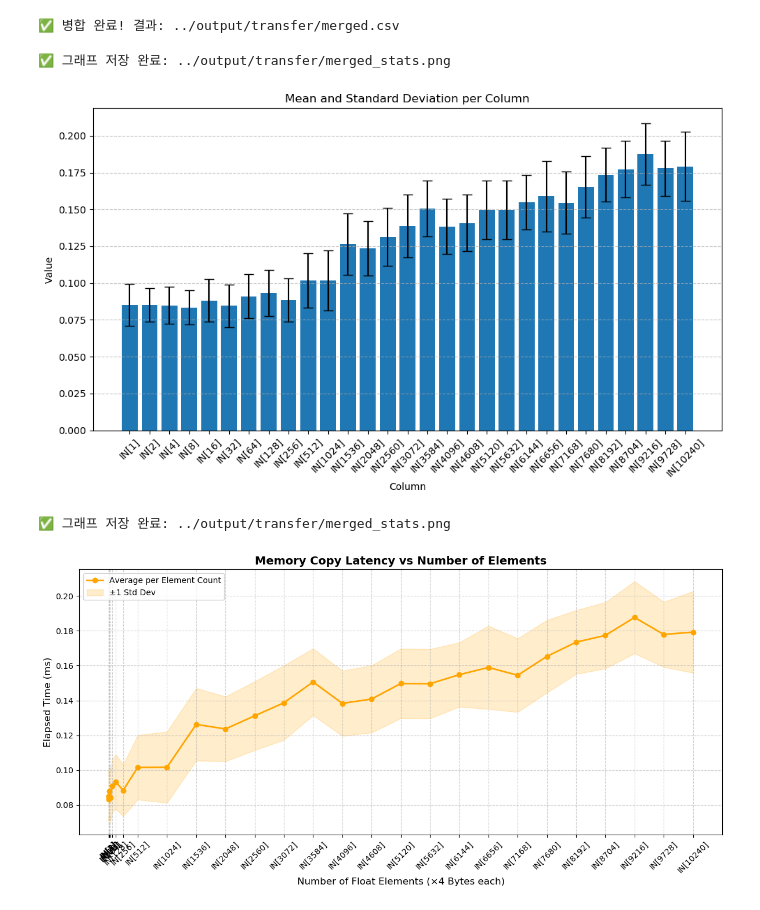
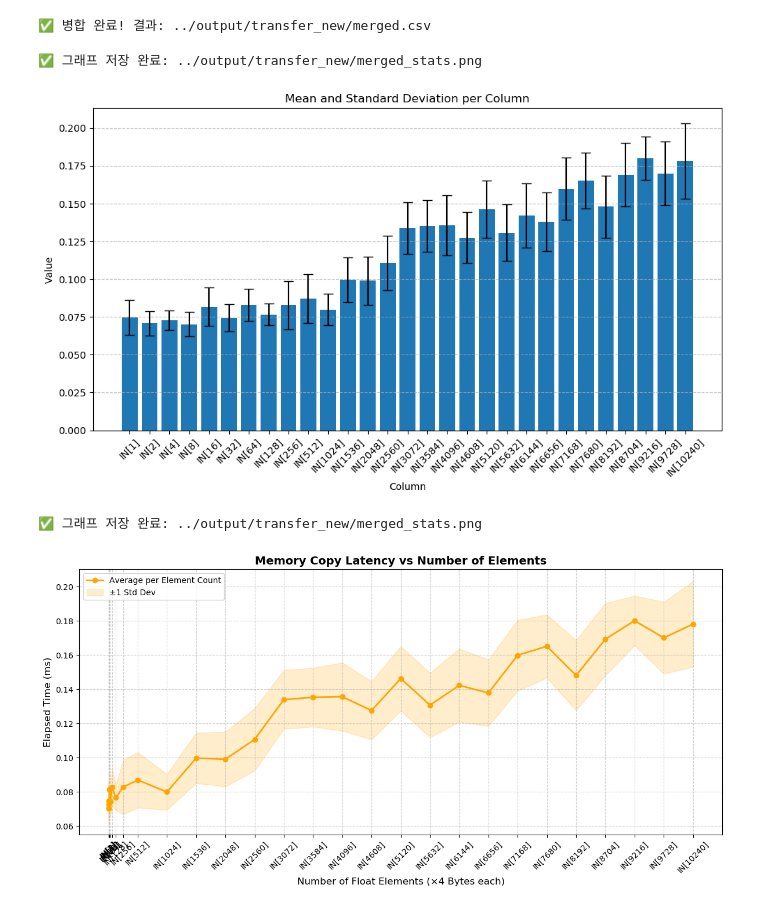
Before and after one commit to SeungWoo3/secure-inference, a Jupyter notebook: graph/transfer.ipynb, the cells around one changed output. Cells and saved outputs as stored; diff of their text form; code cells hidden in the pictures.

```diff
--- a/graph/transfer.ipynb
+++ b/graph/transfer.ipynb
@@ -3,8 +3,8 @@ import os
 import pandas as pd
 
 # 📁 현재 디렉토리 기준 (필요시 수정)
-input_dir = "../output/transfer"       # 파일들이 있는 폴더 경로
-output_file = "../output/transfer/merged.csv"  # 합친 파일 이름
+input_dir = "../output/transfer_new"       # 파일들이 있는 폴더 경로
+output_file = "../output/transfer_new/merged.csv"  # 합친 파일 이름
 
 # 모든 CSV 파일 탐색
 files = [f for f in os.listdir(input_dir) if f.endswith(".csv")]
@@ -27,7 +27,7 @@ for file in files:
 merged_df.to_csv(output_file, index=False)
 print(f"✅ 병합 완료! 결과: {output_file}")
 # %% [output]
-✅ 병합 완료! 결과: ../output/transfer/merged.csv
+✅ 병합 완료! 결과: ../output/transfer_new/merged.csv
 # %%
 import pandas as pd
 import matplotlib.pyplot as plt
@@ -35,8 +35,8 @@ import re
 import os
 
 # 입력 및 출력 경로 설정
-input_file = "../output/transfer/merged.csv"
-output_file = "../output/transfer/merged_stats.png"
+input_file = "../output/transfer_new/merged.csv"
+output_file = "../output/transfer_new/merged_stats.png"
 
 # CSV 읽기
 df = pd.read_csv(input_file)
@@ -79,8 +79,8 @@ print(f"✅ 그래프 저장 완료: {output_file}")
 
 plt.show()
 # %% [output]
-✅ 그래프 저장 완료: ../output/transfer/merged_stats.png
+✅ 그래프 저장 완료: ../output/transfer_new/merged_stats.png
-[figure, old version]
+[figure, new version]
 # %%
 import pandas as pd
 import matplotlib.pyplot as plt
@@ -88,8 +88,8 @@ import re
 import os
 
 # 입력 및 출력 경로 설정
-input_file = "../output/transfer/merged.csv"
-output_file = "../output/transfer/merged_stats.png"
+input_file = "../output/transfer_new/merged.csv"
+output_file = "../output/transfer_new/merged_stats.png"
 
 # CSV 읽기
 df = pd.read_csv(input_file)
@@ -110,32 +110,32 @@ labels = df.columns
 
 # 숫자 라벨 (x축용)
 x = [extract_num(c) for c in labels]
 
 # 🎨 그래프 스타일
 plt.figure(figsize=(12, 6))
 plt.plot(x, means, marker='o', color='orange', linewidth=2, label="Average per Element Count")
 plt.fill_between(x, means - stds, means + stds, color='orange', alpha=0.2, label="±1 Std Dev")
 
 # 제목 및 축 레이블
 plt.title("Memory Copy Latency vs Number of Elements", fontsize=14, weight='bold')
 plt.xlabel("Number of Float Elements (×4 Bytes each)", fontsize=12)
 plt.ylabel("Elapsed Time (ms)", fontsize=12)
 
 # 축 및 눈금
 plt.xticks(x, labels, rotation=45)
 plt.grid(True, linestyle='--', alpha=0.6)
 
 # 범례
 plt.legend(loc="upper left", frameon=True)
 
 # 레이아웃 및 저장
 plt.tight_layout()
 plt.savefig(output_file)
 print(f"✅ 그래프 저장 완료: {output_file}")
 
 # (선택) 평균/표준편차 CSV 저장
 stats_df = pd.DataFrame({"mean": means, "std": stds})
 stats_df.to_csv("../output/transfer/merged_stats.csv", index_label="Column")
 # %% [output]
-✅ 그래프 저장 완료: ../output/transfer/merged_stats.png
+✅ 그래프 저장 완료: ../output/transfer_new/merged_stats.png
-[figure, old version]
+[figure, new version]
```
Also changed, not shown: 4 other files.
